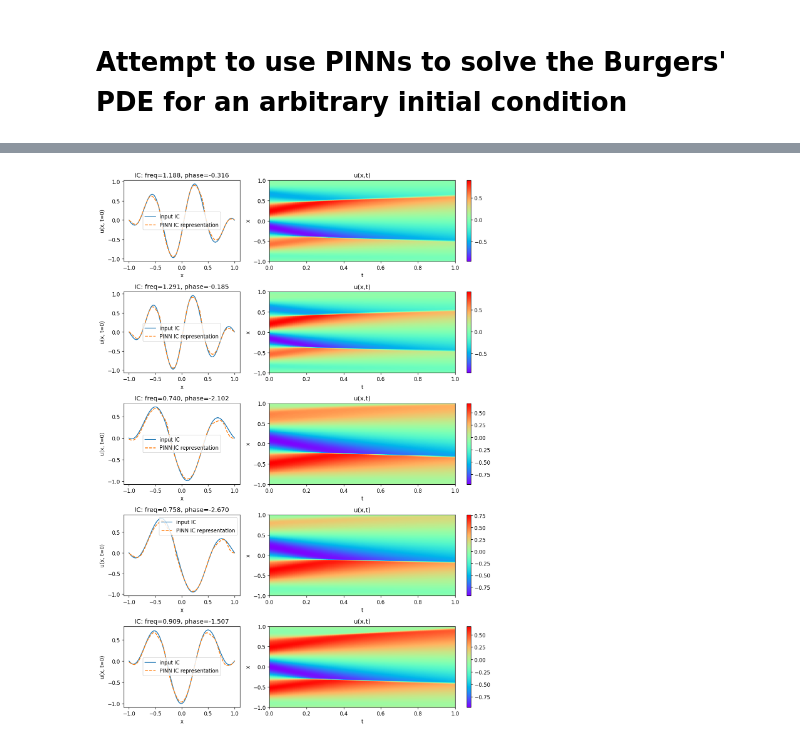
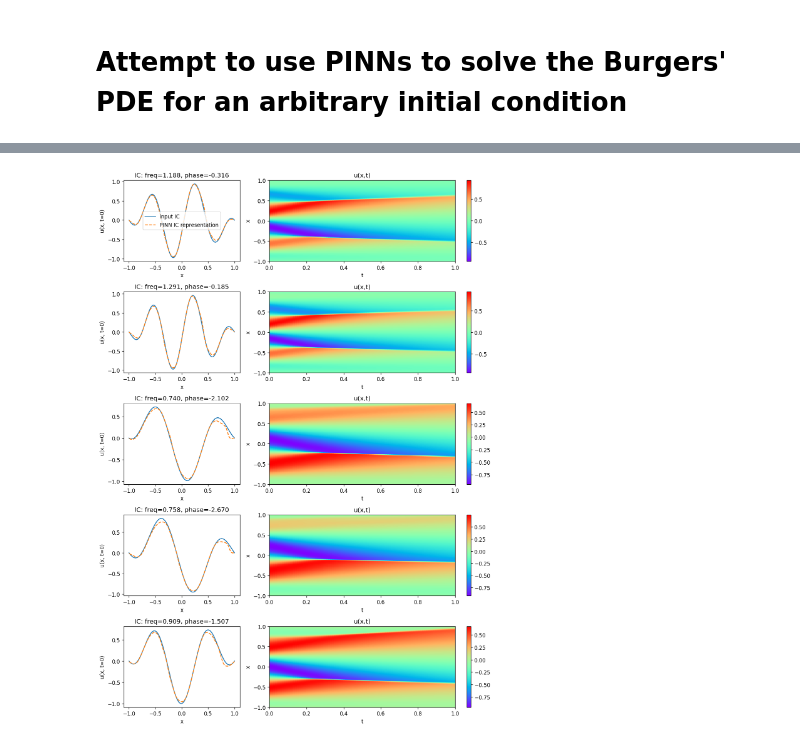
Before and after one commit to arpaiva/PINNs, a Jupyter notebook: PINNs_BurgersPDE_CondInit.ipynb, the cells around one changed output, grey strips where cells are left out. Saved outputs shown, nothing was run; the diff lists cells and outputs as text; code cells hidden in the pictures.

```diff
--- a/PINNs_BurgersPDE_CondInit.ipynb
+++ b/PINNs_BurgersPDE_CondInit.ipynb
@@ -170,12 +170,15 @@ class BurgersPINN(nn.Module):
               n_iter=1000,
               resample_boundary_pts=True,
               resample_collocation_points=True,
-              lr_decay_stepsize=-1,  # values <=0 turn off learning rate decay
-              disp_iter=10):
+              lr_decay_stepsize=0,  # values <=0 turn off learning rate decay
+              lr_decay_gamma=0.5,    # multiply LR by this parameter for decay
+              disp_iter=100):
 
         optimizer = optim.Adam(self.parameters(), lr=learning_rate, amsgrad=True)
+        lr_decay_stepsize = int(lr_decay_stepsize)
         if lr_decay_stepsize > 0:
-            lr_scheduler = optim.lr_scheduler.StepLR(optimizer, lr_decay_stepsize, gamma=0.5)
+            lr_scheduler = optim.lr_scheduler.StepLR(optimizer, lr_decay_stepsize,
+                                                     gamma=lr_decay_gamma)
 
         f_vals = self.numpy_to_tensor(np.zeros((self._n_collocation_pts, 1)))
 
@@ -231,7 +234,7 @@ np.random.seed(1)
 torch.manual_seed(1)
 np.set_printoptions(linewidth=120, precision=3)
 
-pinn = BurgersPINN(nn_arch=[128, 64, 32, 16],
+pinn = BurgersPINN(nn_arch=[128, 64, 64, 32],
                    freq_range=(0.5, 1.5),
                    phase_range=(-np.pi, np.pi),
                    n_initcond_pts=1024,
@@ -281,30 +285,36 @@ def pinn_solution(pinn, ic_freq, ic_phase):
 # %%
 n_test_cases = 5
 freqs = np.random.uniform(0.5, 1.5, n_test_cases)
 phases = np.random.uniform(-np.pi, np.pi, n_test_cases)
+
 fig, ax = plt.subplots(ncols=2, nrows=n_test_cases,
                        figsize=(11, 3*n_test_cases), dpi=120,
                        gridspec_kw={'width_ratios': [1, 2]})
+
 for i, (f, p) in enumerate(zip(freqs, phases)):
     xg, tg, u = pinn_solution(pinn, f, p)
 
+    # compare representation of initial condition
     ax[i,0].plot(xg[0], pinn.ic_function(xg[0], f, p), label='input IC')
     ax[i,0].plot(xg[0], u[0], '--', label='PINN IC representation')
     ax[i,0].set_xlabel('x')
     ax[i,0].set_ylabel('u(x, t=0)')
     ax[i,0].set_title(f'IC: freq={f:.3f}, phase={p:.3f}')
-    ax[i,0].legend()
+    if i == 0:
+        ax[i,0].legend()
 
+    # display PDE solution for the initial condition given
     um = ax[i,1].imshow(u.T,
                         cmap='rainbow',
                         interpolation='nearest',
                         extent=[0, 1, -1, 1],
                         origin='lower',
                         aspect='auto')
     ax[i,1].set_xlabel('t')
     ax[i,1].set_ylabel('x')
     ax[i,1].set_title('u(x,t)')
     fig.colorbar(um, ax=ax[i,1])
+
 plt.tight_layout();
 # %% [output]
-[figure, old version]
+[figure, new version]
```
Also changed, not shown: parts of 2 cells of this notebook.
